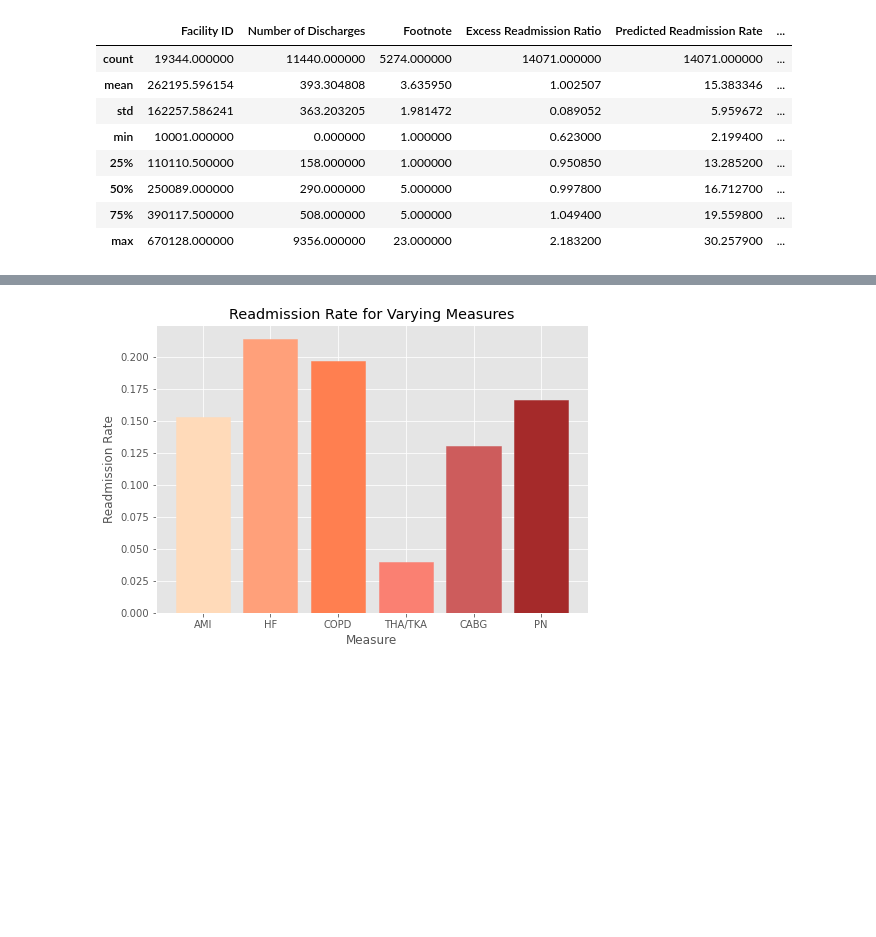
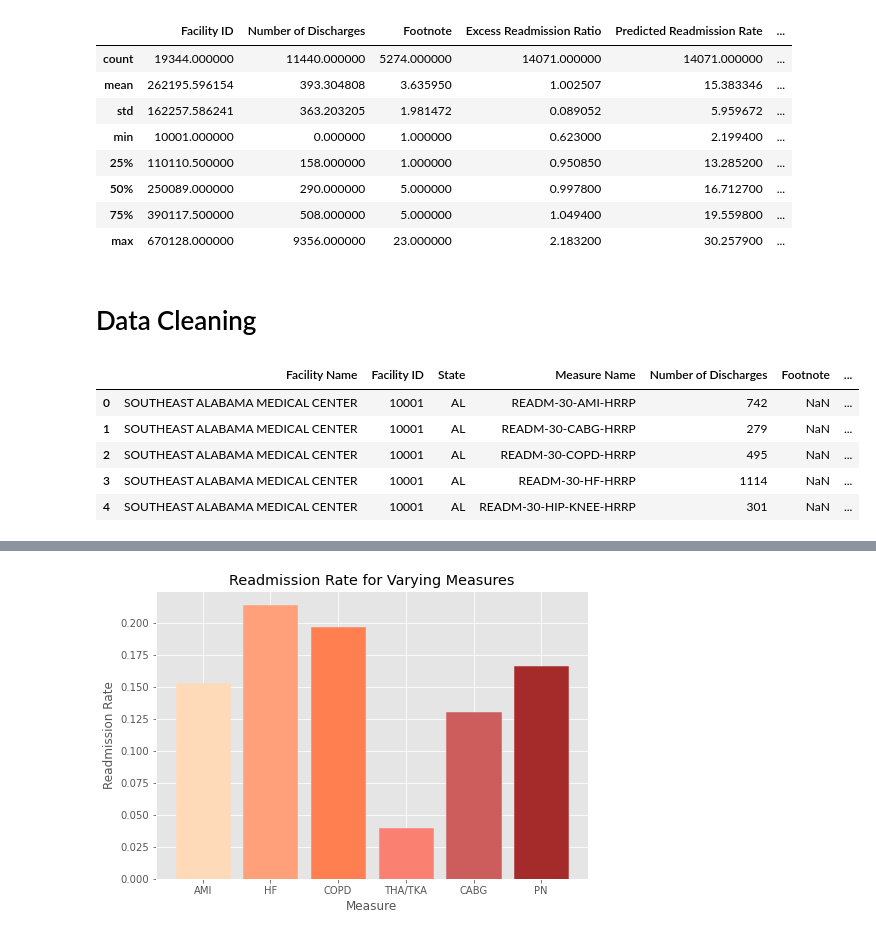
Before and after one commit to l-scho/National-Hosiptal-Readmission, a Jupyter notebook: capstone1_data.ipynb, the cells around one changed output, grey strips where cells are left out. Drawn from its saved outputs; the diff is of its cells as text; code cells hidden in the pictures; blank space fills up the shorter version.

```diff
--- a/capstone1_data.ipynb
+++ b/capstone1_data.ipynb
@@ -56,6 +72,8 @@ df.describe()
 | 50% | 250089.000000 | 290.000000 | 5.000000 | 0.997800 | 16.712700 | ... |
 | 75% | 390117.500000 | 508.000000 | 5.000000 | 1.049400 | 19.559800 | ... |
 | max | 670128.000000 | 9356.000000 | 23.000000 | 2.183200 | 30.257900 | ... |
+# %% [markdown]
+# Data Cleaning
 # %%
 df['Number of Discharges'] = df['Number of Discharges'].fillna(0) #change NaN to 0
 # %%
@@ -68,3 +87,12 @@ df['Number of Readmissions'] = df['Number of Readmissions'].astype(int)
 df['Number of Discharges'] = df['Number of Discharges'].astype(int)
 # %%
 df['Readmission Rate'] = df['Number of Readmissions'] / df['Number of Discharges']
+# %%
+df.head(5)
+# %% [output]
+|  | Facility Name | Facility ID | State | Measure Name | Number of Discharges | Footnote | ... |
+| 0 | SOUTHEAST ALABAMA MEDICAL CENTER | 10001 | AL | READM-30-AMI-HRRP | 742 | NaN | ... |
+| 1 | SOUTHEAST ALABAMA MEDICAL CENTER | 10001 | AL | READM-30-CABG-HRRP | 279 | NaN | ... |
+| 2 | SOUTHEAST ALABAMA MEDICAL CENTER | 10001 | AL | READM-30-COPD-HRRP | 495 | NaN | ... |
+| 3 | SOUTHEAST ALABAMA MEDICAL CENTER | 10001 | AL | READM-30-HF-HRRP | 1114 | NaN | ... |
+| 4 | SOUTHEAST ALABAMA MEDICAL CENTER | 10001 | AL | READM-30-HIP-KNEE-HRRP | 301 | NaN | ... |
```
Also changed, not shown: parts of 38 cells of this notebook, 2 other files.
